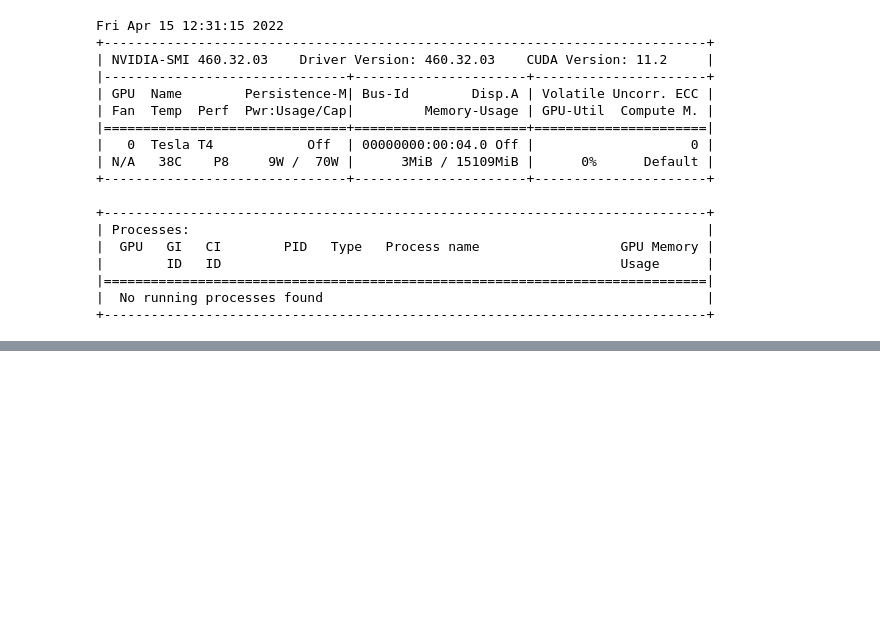
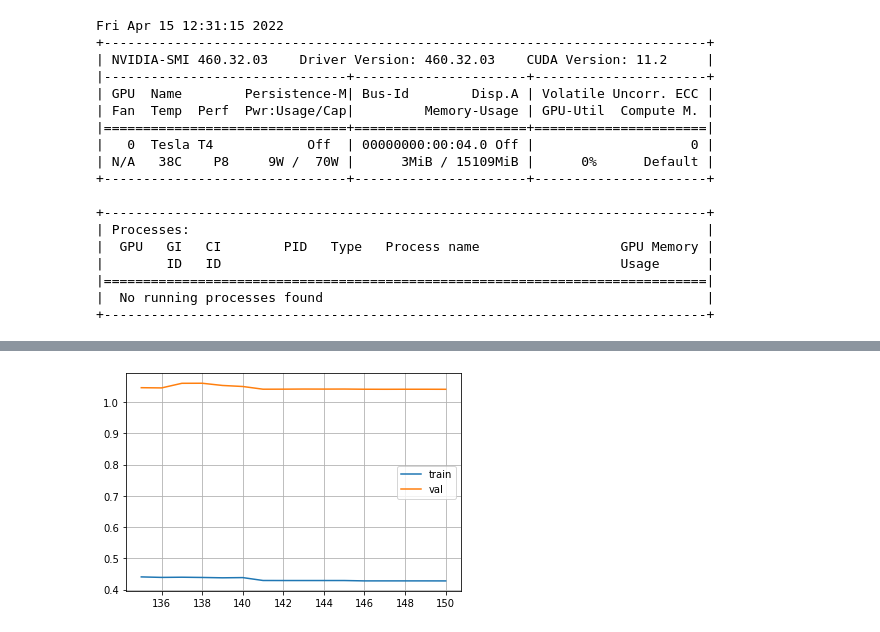
Before and after one commit to Sankek/MolecularEnergyEstimation, a Jupyter notebook: main.ipynb, the cells around one changed output, grey strips where cells are left out. Saved outputs shown, nothing was run; the diff lists cells and outputs as text; code cells hidden in the pictures; blank space fills up the shorter version.

```diff
--- a/main.ipynb
+++ b/main.ipynb
@@ -420,0 +476,4 @@ long_train(model_state, model_config, dataloader, epochs=5, new_lr=None)
+# %%
+plot_loss(model_state, 135)
+# %% [output]
+[figure, added]
```
Also changed, not shown: parts of 9 cells of this notebook.
